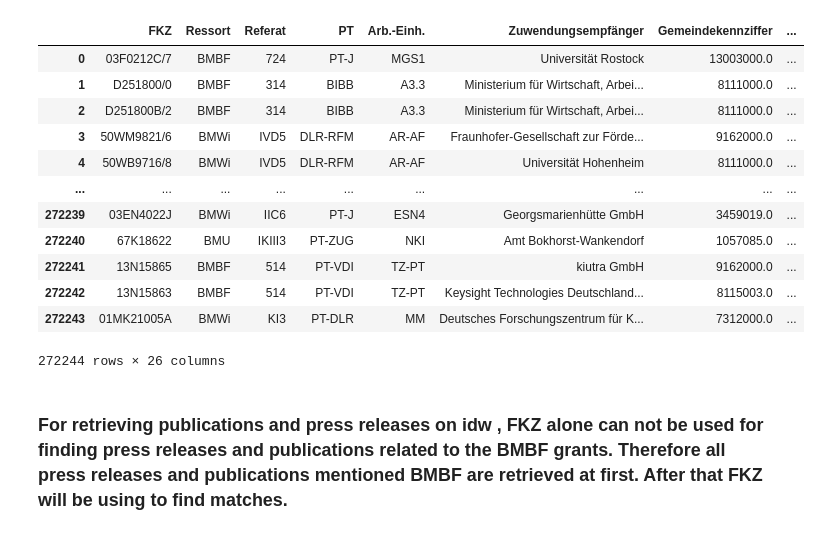
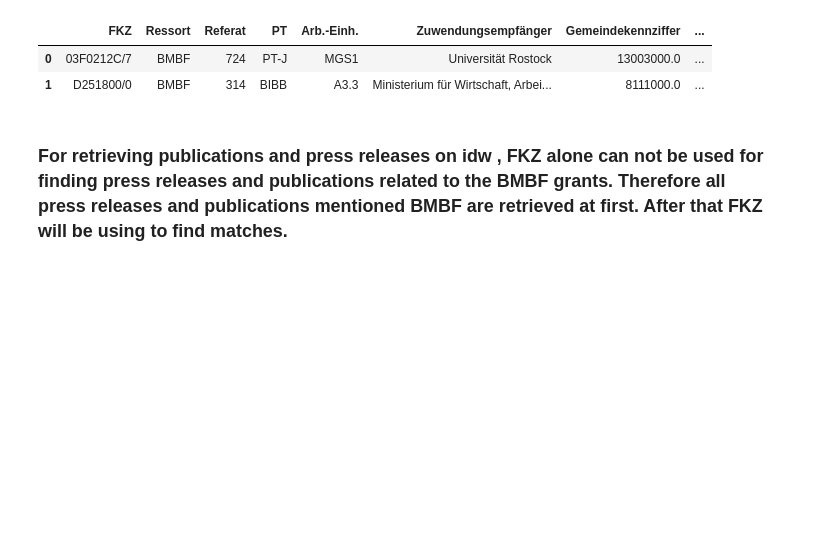
Before and after one commit to isaacduong/BMBF, a Jupyter notebook: eda/idw_webscraping (2. notebook).ipynb, the cells around one changed output. Drawn from its saved outputs; the diff is of its cells as text; code cells hidden in the pictures; blank space fills up the shorter version.

```diff
--- a/eda/idw_webscraping (2. notebook).ipynb
+++ b/eda/idw_webscraping (2. notebook).ipynb
@@ -20,21 +23,11 @@ from selenium.webdriver.common.by import By
 # %%
 BMBF = pd.read_csv("../data/cleanedBMBF.csv")
 # %%
-BMBF
+BMBF.head(2)
 # %% [output]
 |  | FKZ | Ressort | Referat | PT | Arb.-Einh. | Zuwendungsempfänger | Gemeindekennziffer | ... |
 | 0 | 03F0212C/7 | BMBF | 724 | PT-J | MGS1 | Universität Rostock | 13003000.0 | ... |
 | 1 | D251800/0 | BMBF | 314 | BIBB | A3.3 | Ministerium für Wirtschaft, Arbei... | 8111000.0 | ... |
-| 2 | D251800B/2 | BMBF | 314 | BIBB | A3.3 | Ministerium für Wirtschaft, Arbei... | 8111000.0 | ... |
-| 3 | 50WM9821/6 | BMWi | IVD5 | DLR-RFM | AR-AF | Fraunhofer-Gesellschaft zur Förde... | 9162000.0 | ... |
-| 4 | 50WB9716/8 | BMWi | IVD5 | DLR-RFM | AR-AF | Universität Hohenheim | 8111000.0 | ... |
-| ... | ... | ... | ... | ... | ... | ... | ... | ... |
-| 272239 | 03EN4022J | BMWi | IIC6 | PT-J | ESN4 | Georgsmarienhütte GmbH | 3459019.0 | ... |
-| 272240 | 67K18622 | BMU | IKIII3 | PT-ZUG | NKI | Amt Bokhorst-Wankendorf | 1057085.0 | ... |
-| 272241 | 13N15865 | BMBF | 514 | PT-VDI | TZ-PT | kiutra GmbH | 9162000.0 | ... |
-| 272242 | 13N15863 | BMBF | 514 | PT-VDI | TZ-PT | Keysight Technologies Deutschland... | 8115003.0 | ... |
-| 272243 | 01MK21005A | BMWi | KI3 | PT-DLR | MM | Deutsches Forschungszentrum für K... | 7312000.0 | ... |
-272244 rows × 26 columns
 # %% [markdown]
 ### For retrieving publications and press releases on idw , FKZ alone can not be used for finding press releases and publications related to the BMBF grants. Therefore all press releases and publications mentioned BMBF are retrieved at first. After that FKZ will be using to find matches.
 # %%
```
Also changed, not shown: parts of 10 cells of this notebook, 7 other files.
